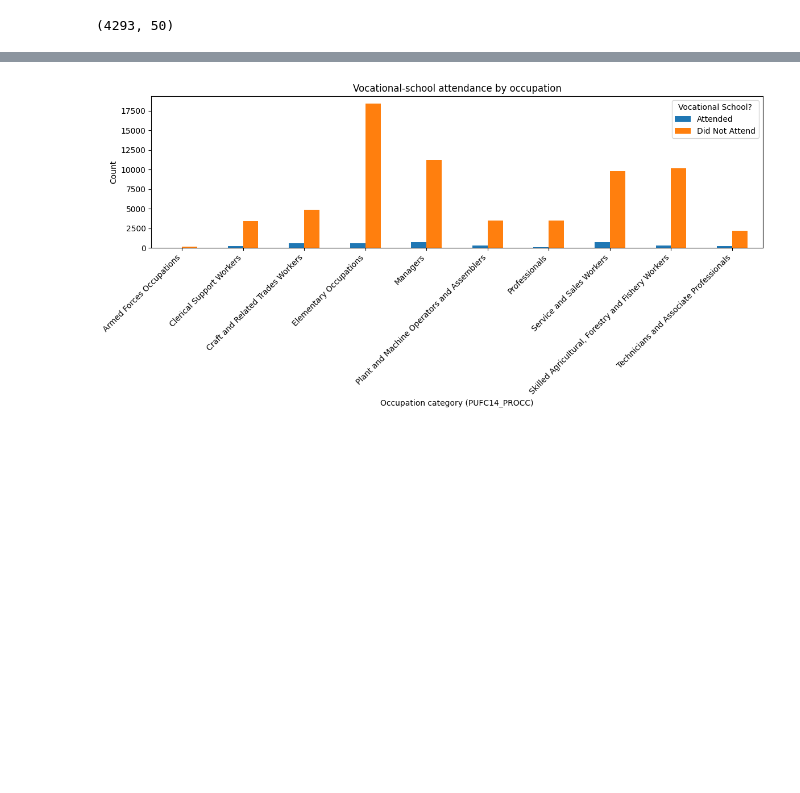
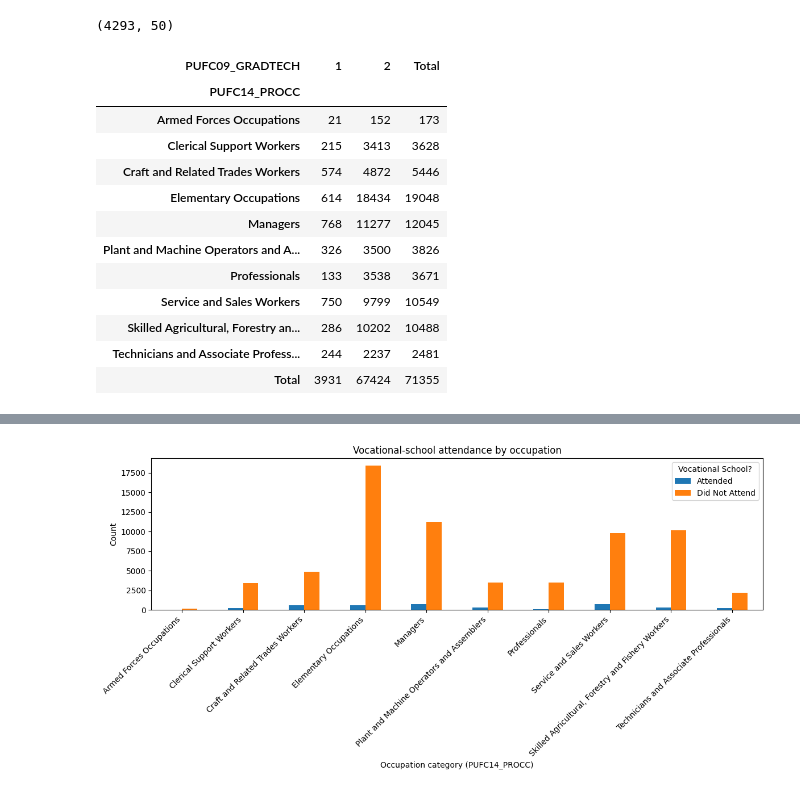
Before and after one commit to jemire22/csmodel-s11-grp8-mp, a Jupyter notebook: CSMODEL S11 Group 8 MP Phase 1.ipynb, the cells around one changed output, grey strips where cells are left out. Drawn from its saved outputs; the diff is of its cells as text; code cells hidden in the pictures; blank space fills up the shorter version.

```diff
--- a/CSMODEL S11 Group 8 MP Phase 1.ipynb
+++ b/CSMODEL S11 Group 8 MP Phase 1.ipynb
@@ -384,3 +328,25 @@ LFS_df[(LFS_df['PUFNEWEMPSTAT'] == 2)].shape
 (4293, 50)
 # %%
 LFS_df = LFS_df[LFS_df['PUFNEWEMPSTAT'] != 2]
+# %%
+table = pd.crosstab(
+    LFS_df["PUFC14_PROCC"],
+    LFS_df["PUFC09_GRADTECH"],
+    margins=True,
+    margins_name="Total"
+)
+table
+# %% [output]
+| PUFC09_GRADTECH | 1 | 2 | Total |
+| PUFC14_PROCC |  |  |  |
+| Armed Forces Occupations | 21 | 152 | 173 |
+| Clerical Support Workers | 215 | 3413 | 3628 |
+| Craft and Related Trades Workers | 574 | 4872 | 5446 |
+| Elementary Occupations | 614 | 18434 | 19048 |
+| Managers | 768 | 11277 | 12045 |
+| Plant and Machine Operators and A... | 326 | 3500 | 3826 |
+| Professionals | 133 | 3538 | 3671 |
+| Service and Sales Workers | 750 | 9799 | 10549 |
+| Skilled Agricultural, Forestry an... | 286 | 10202 | 10488 |
+| Technicians and Associate Profess... | 244 | 2237 | 2481 |
+| Total | 3931 | 67424 | 71355 |
```
Also changed, not shown: parts of 7 cells of this notebook.
